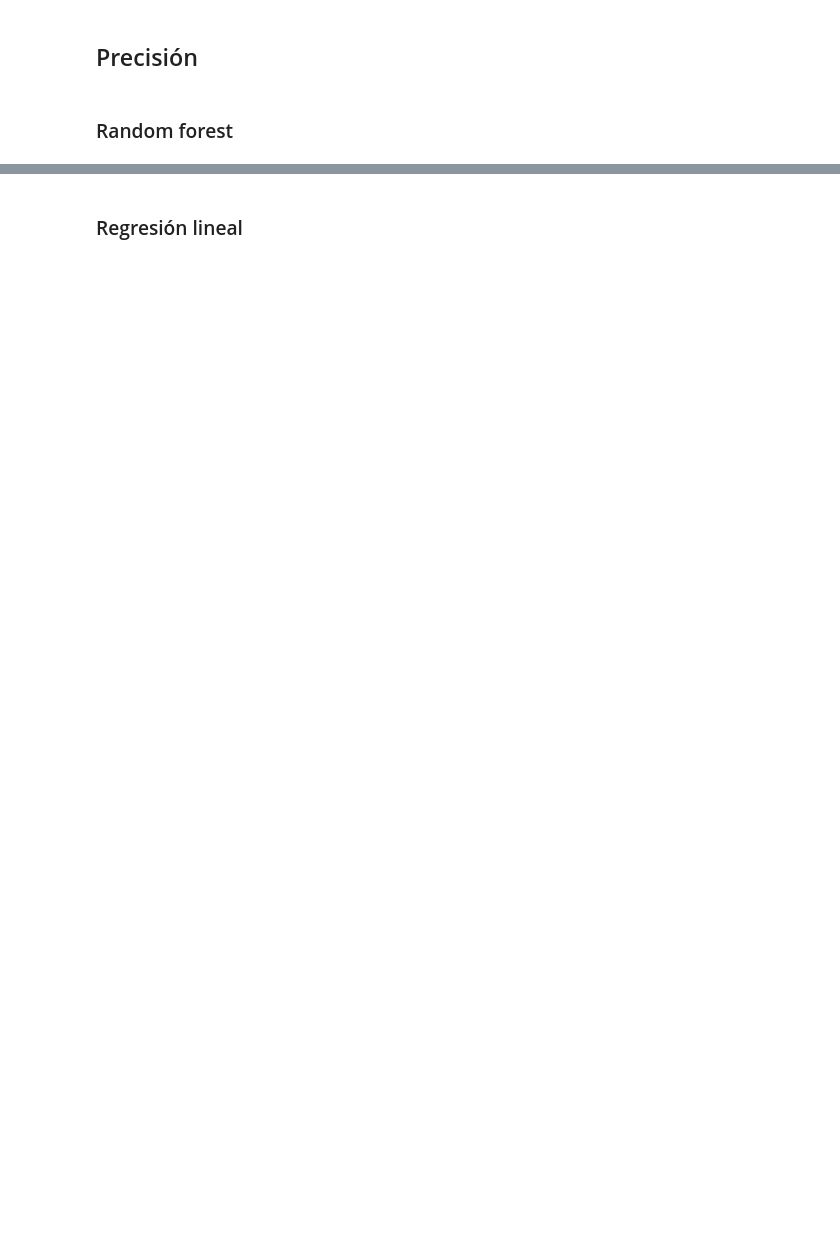
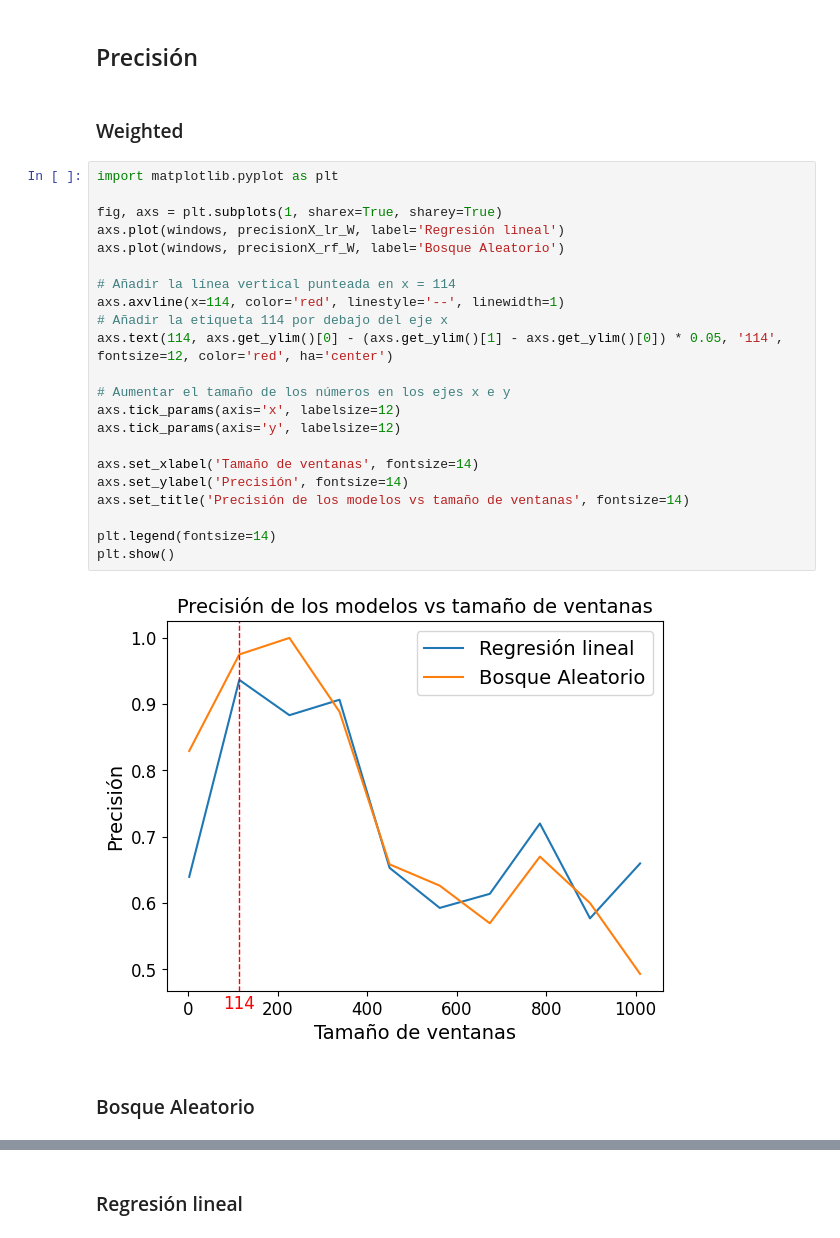
Before and after one commit to charli6080/Investigacion, a Jupyter notebook: Git_Investigacion/Machine_Learning/ML_manual_ventana_variable.ipynb, the cells around one changed output, grey strips where cells are left out. Saved outputs shown, nothing was run; the diff lists cells and outputs as text; blank space fills up the shorter version.

```diff
--- a/Git_Investigacion/Machine_Learning/ML_manual_ventana_variable.ipynb
+++ b/Git_Investigacion/Machine_Learning/ML_manual_ventana_variable.ipynb
@@ -649,7 +666,33 @@ for i in range(10):
 # %% [markdown]
 ## Precisión
-# %% [markdown]
-### Random forest
+# %% [markdown]
+### Weighted
+# %%
+import matplotlib.pyplot as plt
+
+fig, axs = plt.subplots(1, sharex=True, sharey=True)
+axs.plot(windows, precisionX_lr_W, label='Regresión lineal')
+axs.plot(windows, precisionX_rf_W, label='Bosque Aleatorio')
+
+# Añadir la línea vertical punteada en x = 114
+axs.axvline(x=114, color='red', linestyle='--', linewidth=1)
+# Añadir la etiqueta 114 por debajo del eje x
+axs.text(114, axs.get_ylim()[0] - (axs.get_ylim()[1] - axs.get_ylim()[0]) * 0.05, '114', fontsize=12, color='red', ha='center')
+
+# Aumentar el tamaño de los números en los ejes x e y
+axs.tick_params(axis='x', labelsize=12)
+axs.tick_params(axis='y', labelsize=12)
+
+axs.set_xlabel('Tamaño de ventanas', fontsize=14)
+axs.set_ylabel('Precisión', fontsize=14)
+axs.set_title('Precisión de los modelos vs tamaño de ventanas', fontsize=14)
+
+plt.legend(fontsize=14)
+plt.show()
+# %% [output]
+[figure, added]
+# %% [markdown]
+### Bosque Aleatorio
 # %%
 %matplotlib qt
 precision_mov_1_rf = [array[1] for array in precisionX_rf]
```
Also changed, not shown: parts of 17 cells of this notebook, 5 other files.
